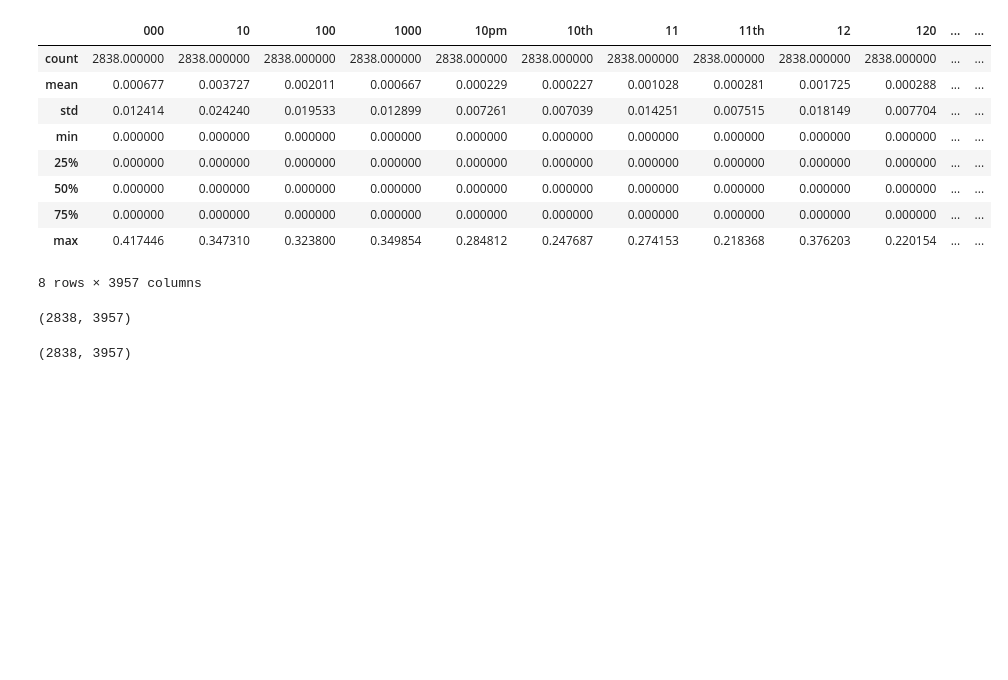
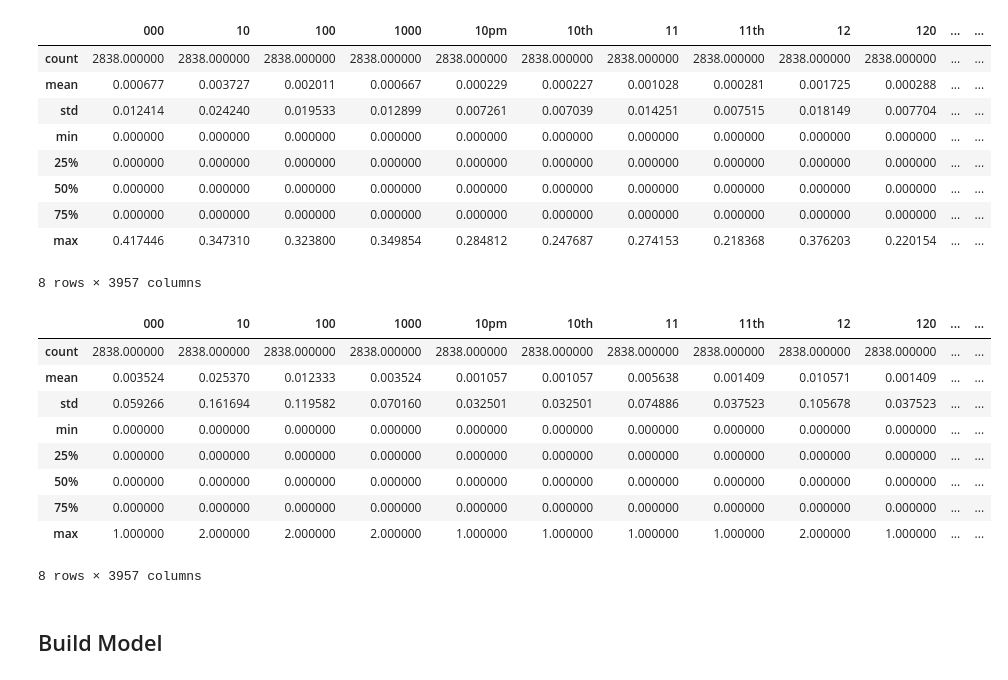
Before and after one commit to Yichen-Z/cis583_project, a Jupyter notebook: detect_stress.ipynb, the cells around one changed output. Drawn from its saved outputs; the diff is of its cells as text; code cells hidden in the pictures; blank space fills up the shorter version.

Commit message:
quick glance to compare the count vs tf-idf word embeddings

```diff
--- a/detect_stress.ipynb
+++ b/detect_stress.ipynb
@@ -156,7 +160,7 @@ def process_text(sent, stopwords=stop_words):
         tokens = word_tokenize(sent)
 
         # removing words which are in stopwords
-        tokens = [t for t in tokens if t not in stop_words]
+        tokens = [t for t in tokens if t not in stopwords]
 
         # lemmatization
         sent = [lemmatizer.lemmatize(word) for word in tokens]
@@ -283,10 +294,17 @@ tf_df.describe()
 | max | 0.417446 | 0.347310 | 0.323800 | 0.349854 | 0.284812 | 0.247687 | 0.274153 | 0.218368 | 0.376203 | 0.220154 | ... | ... |
 8 rows × 3957 columns
 # %%
-cv_df.shape
+cv_df.describe()
 # %% [output]
+|  | 000 | 10 | 100 | 1000 | 10pm | 10th | 11 | 11th | 12 | 120 | ... | ... |
+| count | 2838.000000 | 2838.000000 | 2838.000000 | 2838.000000 | 2838.000000 | 2838.000000 | 2838.000000 | 2838.000000 | 2838.000000 | 2838.000000 | ... | ... |
+| mean | 0.003524 | 0.025370 | 0.012333 | 0.003524 | 0.001057 | 0.001057 | 0.005638 | 0.001409 | 0.010571 | 0.001409 | ... | ... |
+| std | 0.059266 | 0.161694 | 0.119582 | 0.070160 | 0.032501 | 0.032501 | 0.074886 | 0.037523 | 0.105678 | 0.037523 | ... | ... |
+| min | 0.000000 | 0.000000 | 0.000000 | 0.000000 | 0.000000 | 0.000000 | 0.000000 | 0.000000 | 0.000000 | 0.000000 | ... | ... |
+| 25% | 0.000000 | 0.000000 | 0.000000 | 0.000000 | 0.000000 | 0.000000 | 0.000000 | 0.000000 | 0.000000 | 0.000000 | ... | ... |
+| 50% | 0.000000 | 0.000000 | 0.000000 | 0.000000 | 0.000000 | 0.000000 | 0.000000 | 0.000000 | 0.000000 | 0.000000 | ... | ... |
+| 75% | 0.000000 | 0.000000 | 0.000000 | 0.000000 | 0.000000 | 0.000000 | 0.000000 | 0.000000 | 0.000000 | 0.000000 | ... | ... |
+| max | 1.000000 | 2.000000 | 2.000000 | 2.000000 | 1.000000 | 1.000000 | 1.000000 | 1.000000 | 2.000000 | 1.000000 | ... | ... |
-(2838, 3957)
+8 rows × 3957 columns
-# %%
-tf_df.shape
-# %% [output]
-(2838, 3957)
+# %% [markdown]
+## Build Model
```
Also changed, not shown: parts of 9 cells of this notebook.
